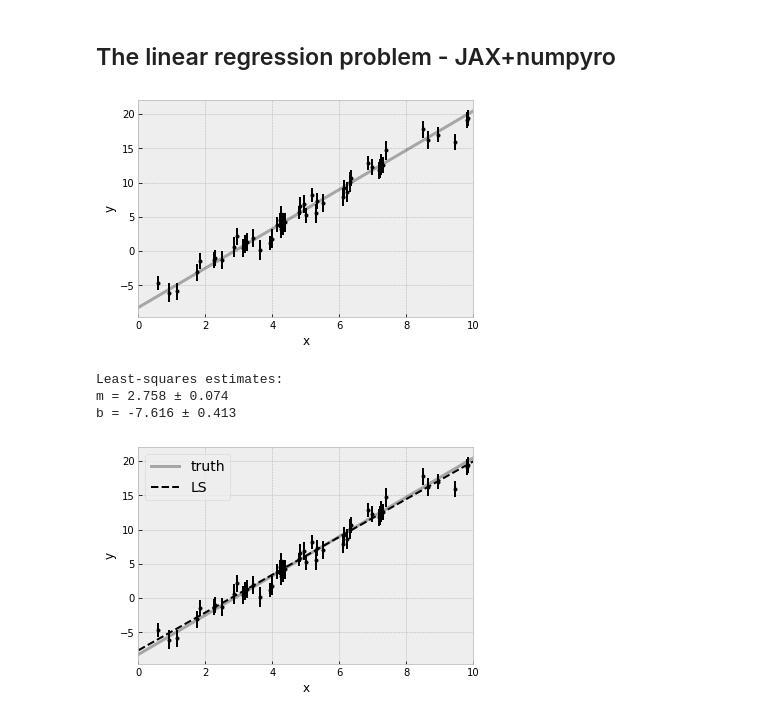
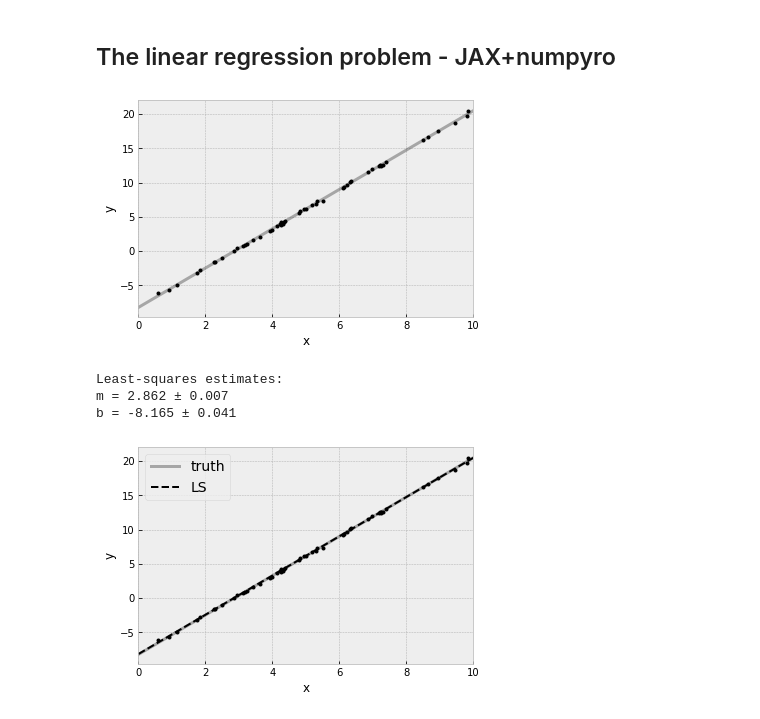
Before and after one commit to srijaniiserprinceton/qdpy-numpyro, a Jupyter notebook: notebooks/linear-regression.ipynb, the cells around one changed output. Cells and saved outputs as stored; diff of their text form; code cells hidden in the pictures.

```diff
--- a/notebooks/linear-regression.ipynb
+++ b/notebooks/linear-regression.ipynb
@@ -29,30 +31,30 @@ numpyro.set_host_device_count(5)
 # %%
 import numpy as np
 import matplotlib.pyplot as plt
 
 np.random.seed(123)
 
 # Choose the "true" parameters.
 m_true = 1.8594
 b_true = -5.3294
 f_true = 1.543
 
 # Generate some synthetic data from the model.
 N = 50
 x = np.sort(10 * np.random.rand(N))
 y = f_true * (m_true * x + b_true)
-yerr = 10.0*(0.1 + 0.05 * np.random.rand(N))
+yerr = 1.0*(0.1 + 0.05 * np.random.rand(N))
 y += np.abs(f_true * y) * np.random.randn(N) * 0.01
 y += yerr * np.random.randn(N)
 
 plt.errorbar(x, y, yerr=yerr, fmt=".k", capsize=0)
 x0 = np.linspace(0, 10, 500)
 plt.plot(x0, f_true * (m_true * x0 + b_true), "k", alpha=0.3, lw=3)
 plt.xlim(0, 10)
 plt.xlabel("x")
 plt.ylabel("y");
 # %% [output]
-[figure, old version]
+[figure, new version]
 # %%
 A = np.vander(x, 2)
 C = np.diag(yerr * yerr)
@@ -72,9 +74,9 @@ plt.xlabel("x")
 plt.ylabel("y");
 # %% [output]
 Least-squares estimates:
-m = 2.758 ± 0.074
-b = -7.616 ± 0.413
+m = 2.862 ± 0.007
+b = -8.165 ± 0.041
-[figure, old version]
+[figure, new version]
 # %%
 def linear_func(m=None, x=x, b=None, f=None):
     return f*(m*x + b)
```
Also changed, not shown: parts of 7 cells of this notebook.
